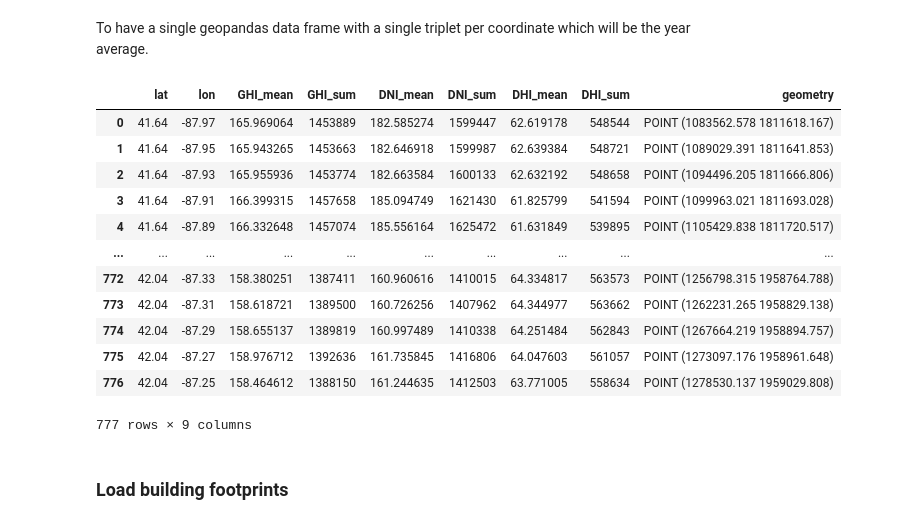
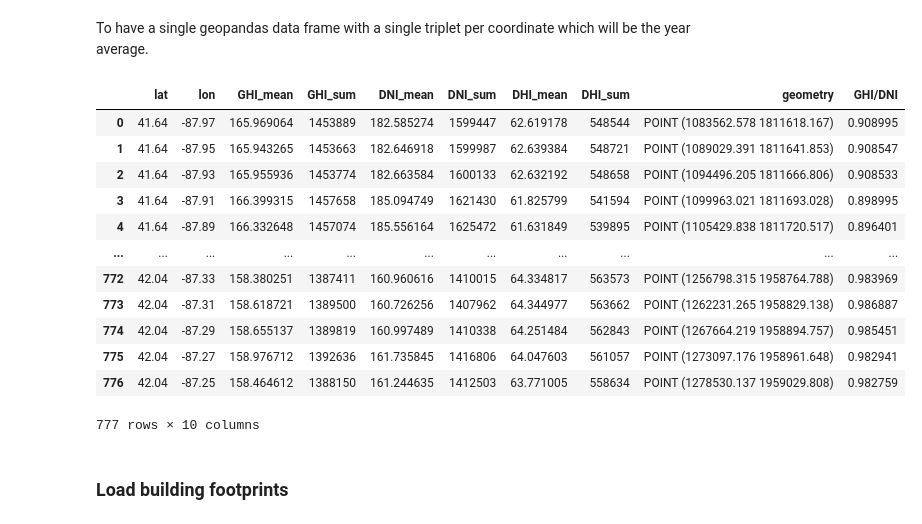
Before and after one commit to dpmendez/solar-energy, a Jupyter notebook: chicago/summarize_solardata.ipynb, the cells around one changed output. Cells and saved outputs as stored; diff of their text form; code cells hidden in the pictures.

```diff
--- a/chicago/summarize_solardata.ipynb
+++ b/chicago/summarize_solardata.ipynb
@@ -54,35 +54,36 @@ To have a single geopandas data frame with a single triplet per coordinate which
 # %%
 # not removing zeros because those were measurements, not nan
 sum_gdf = radiation_gdf.groupby(['lat', 'lon']).agg({
     "GHI": ["mean", "sum"],
     "DNI": ["mean", "sum"],
     "DHI": ["mean", "sum"]
 })
 
 # Flatten the MultiIndex columns
 sum_gdf.columns = ['_'.join(col).strip() for col in sum_gdf.columns.values]
 
 # Reset index to make it easier to join back later
 sum_gdf = sum_gdf.reset_index()
 
 sum_gdf['geometry'] = sum_gdf.apply(lambda row: Point(row['lon'], row['lat']), axis=1)
+sum_gdf['GHI/DNI'] = sum_gdf['GHI_mean']/sum_gdf['DNI_mean']
 sum_gdf = gpd.GeoDataFrame(sum_gdf, geometry='geometry', crs='EPSG:4326')
 sum_gdf = sum_gdf.to_crs('EPSG:3435')  # Chicago's local CRS
 sum_gdf
 # %% [output]
-|  | lat | lon | GHI_mean | GHI_sum | DNI_mean | DNI_sum | DHI_mean | DHI_sum | geometry |
-| 0 | 41.64 | -87.97 | 165.969064 | 1453889 | 182.585274 | 1599447 | 62.619178 | 548544 | POINT (1083562.578 1811618.167) |
-| 1 | 41.64 | -87.95 | 165.943265 | 1453663 | 182.646918 | 1599987 | 62.639384 | 548721 | POINT (1089029.391 1811641.853) |
-| 2 | 41.64 | -87.93 | 165.955936 | 1453774 | 182.663584 | 1600133 | 62.632192 | 548658 | POINT (1094496.205 1811666.806) |
-| 3 | 41.64 | -87.91 | 166.399315 | 1457658 | 185.094749 | 1621430 | 61.825799 | 541594 | POINT (1099963.021 1811693.028) |
-| 4 | 41.64 | -87.89 | 166.332648 | 1457074 | 185.556164 | 1625472 | 61.631849 | 539895 | POINT (1105429.838 1811720.517) |
-| ... | ... | ... | ... | ... | ... | ... | ... | ... | ... |
-| 772 | 42.04 | -87.33 | 158.380251 | 1387411 | 160.960616 | 1410015 | 64.334817 | 563573 | POINT (1256798.315 1958764.788) |
-| 773 | 42.04 | -87.31 | 158.618721 | 1389500 | 160.726256 | 1407962 | 64.344977 | 563662 | POINT (1262231.265 1958829.138) |
-| 774 | 42.04 | -87.29 | 158.655137 | 1389819 | 160.997489 | 1410338 | 64.251484 | 562843 | POINT (1267664.219 1958894.757) |
-| 775 | 42.04 | -87.27 | 158.976712 | 1392636 | 161.735845 | 1416806 | 64.047603 | 561057 | POINT (1273097.176 1958961.648) |
-| 776 | 42.04 | -87.25 | 158.464612 | 1388150 | 161.244635 | 1412503 | 63.771005 | 558634 | POINT (1278530.137 1959029.808) |
+|  | lat | lon | GHI_mean | GHI_sum | DNI_mean | DNI_sum | DHI_mean | DHI_sum | geometry | GHI/DNI |
+| 0 | 41.64 | -87.97 | 165.969064 | 1453889 | 182.585274 | 1599447 | 62.619178 | 548544 | POINT (1083562.578 1811618.167) | 0.908995 |
+| 1 | 41.64 | -87.95 | 165.943265 | 1453663 | 182.646918 | 1599987 | 62.639384 | 548721 | POINT (1089029.391 1811641.853) | 0.908547 |
+| 2 | 41.64 | -87.93 | 165.955936 | 1453774 | 182.663584 | 1600133 | 62.632192 | 548658 | POINT (1094496.205 1811666.806) | 0.908533 |
+| 3 | 41.64 | -87.91 | 166.399315 | 1457658 | 185.094749 | 1621430 | 61.825799 | 541594 | POINT (1099963.021 1811693.028) | 0.898995 |
+| 4 | 41.64 | -87.89 | 166.332648 | 1457074 | 185.556164 | 1625472 | 61.631849 | 539895 | POINT (1105429.838 1811720.517) | 0.896401 |
+| ... | ... | ... | ... | ... | ... | ... | ... | ... | ... | ... |
+| 772 | 42.04 | -87.33 | 158.380251 | 1387411 | 160.960616 | 1410015 | 64.334817 | 563573 | POINT (1256798.315 1958764.788) | 0.983969 |
+| 773 | 42.04 | -87.31 | 158.618721 | 1389500 | 160.726256 | 1407962 | 64.344977 | 563662 | POINT (1262231.265 1958829.138) | 0.986887 |
+| 774 | 42.04 | -87.29 | 158.655137 | 1389819 | 160.997489 | 1410338 | 64.251484 | 562843 | POINT (1267664.219 1958894.757) | 0.985451 |
+| 775 | 42.04 | -87.27 | 158.976712 | 1392636 | 161.735845 | 1416806 | 64.047603 | 561057 | POINT (1273097.176 1958961.648) | 0.982941 |
+| 776 | 42.04 | -87.25 | 158.464612 | 1388150 | 161.244635 | 1412503 | 63.771005 | 558634 | POINT (1278530.137 1959029.808) | 0.982759 |
-777 rows × 9 columns
+777 rows × 10 columns
 # %% [markdown]
 ### Load building footprints
 # %%
```
Also changed, not shown: parts of 3 cells of this notebook.
